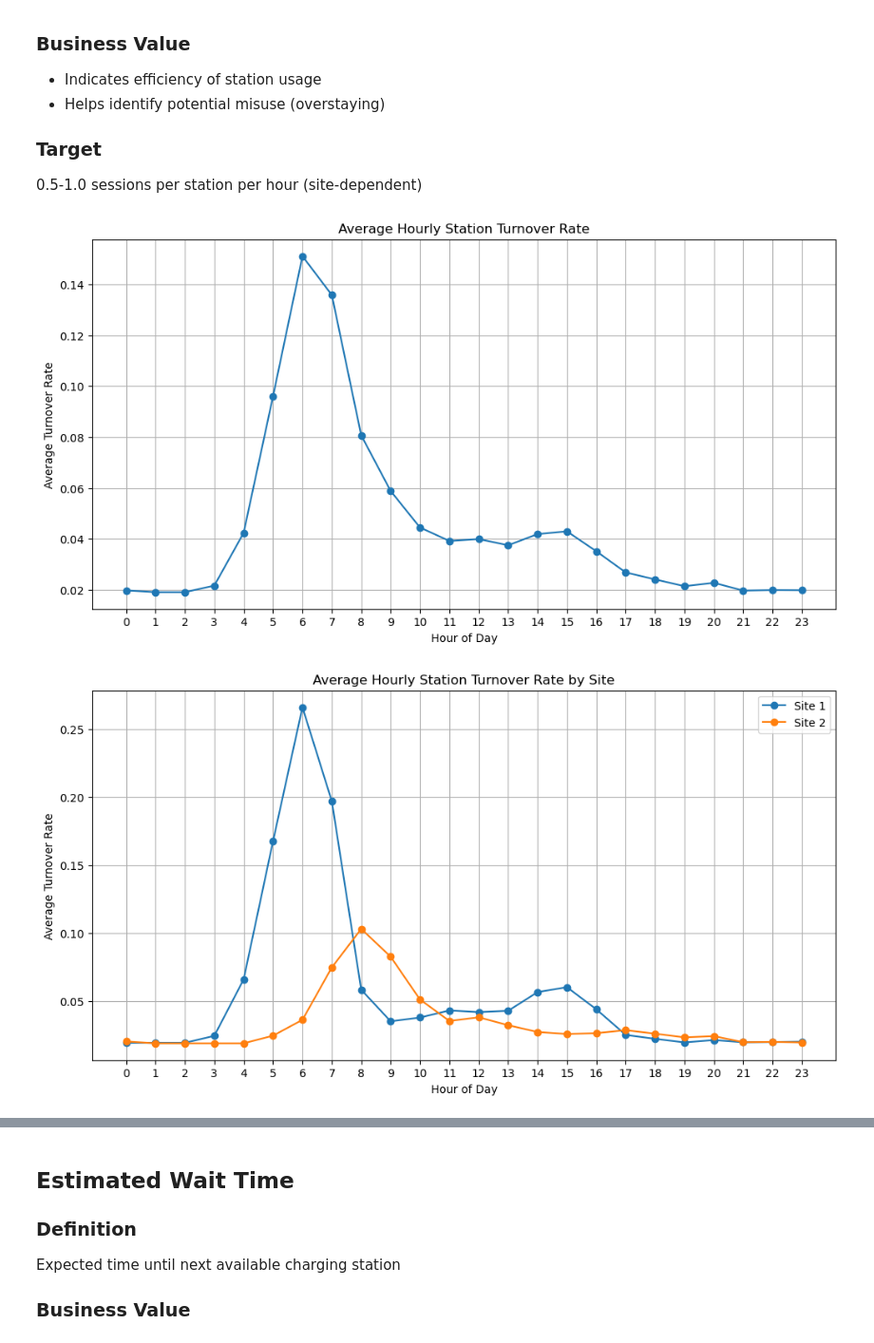
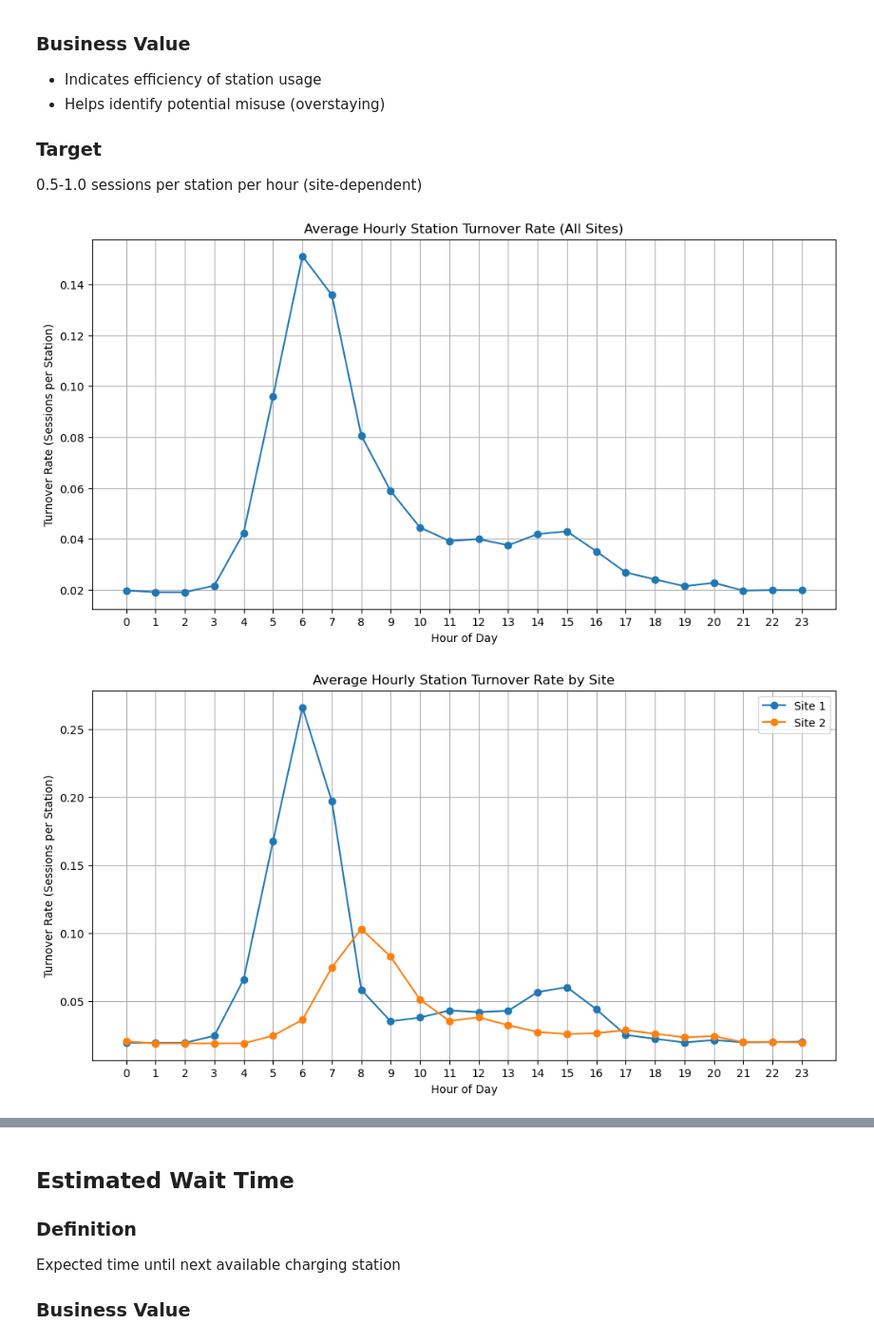
Before and after one commit to Sithkiller3000/AA2024, a Jupyter notebook: descriptive_analytics/descriptive_analytics_2b.ipynb, the cells around one changed output, grey strips where cells are left out. Shown at 95% size. Drawn from its saved outputs; the diff is of its cells as text; code cells hidden in the pictures.

Commit message:
calculate and plot KPIs

```diff
--- a/descriptive_analytics/descriptive_analytics_2b.ipynb
+++ b/descriptive_analytics/descriptive_analytics_2b.ipynb
@@ -21,16 +16,19 @@ import numpy as np
 
 df = pd.read_csv('../cleanData/cleanChargingDataNoNull.csv')
 
-# df = pd.read_csv('../data preparation/charging_sessions.csv')
-
 # Convert timestamp to datetime
 df['connectionTime'] = pd.to_datetime(df['connectionTime'])
+df['parkDuration'] = pd.to_timedelta(df['parkDuration'])
+df['disconnectTime'] = pd.to_datetime(df['disconnectTime'])
 
 # Check if duplicates have the same userID_x
 same_user_duplicates = df[df.duplicated(subset=['connectionTime', 'stationID', 'siteID', 'userID_x'], keep=False)]
 
 # Remove all same_user_duplicates from df
 df = df.drop(same_user_duplicates.index)
+
+# Create unique sessionID
+df['sessionID'] = df['stationID'].astype(str) + '_' + df['connectionTime'].dt.strftime('%Y%m%d%H%M%S')
 # %% [markdown]
 ## Current Station Utilization
 # %% [markdown]
@@ -131,57 +140,71 @@ Number of charging sessions completed per station per hour
 ### Target
 0.5-1.0 sessions per station per hour (site-dependent)
 # %%
-import pandas as pd
-import matplotlib.pyplot as plt
+df_turnover = pd.DataFrame({
+    'siteID': df['siteID'],
+    'stationID': df['stationID'],
+    'connectionTime': df['connectionTime']
+})
 
-# Assuming df is already loaded and 'connectionTime' is a datetime column
+df_turnover['date'] = df_turnover['connectionTime'].dt.date
+df_turnover['hour'] = df_turnover['connectionTime'].dt.hour
 
-# First get the number of stations per site
 stations_per_site = df.groupby('siteID')['stationID'].nunique()
 
-# Create date and hour columns first
-df['date'] = df['connectionTime'].dt.date
-df['hour'] = df['connectionTime'].dt.hour
 
-# Now group by these new columns
-hourly_sessions = df.groupby(['siteID', 'date', 'hour']).size().reset_index(name='completed_sessions')
+hourly_sessions = (
+    df_turnover
+    .groupby(['siteID', 'date', 'hour'])['stationID']
+    .count()
+    .reset_index(name='num_sessions_started')
+)
 
-# Calculate turnover rate
 hourly_sessions['turnover_rate'] = hourly_sessions.apply(
-    lambda x: x['completed_sessions'] / stations_per_site[x['siteID']],
+    lambda x: x['num_sessions_started'] / stations_per_site[x['siteID']],
     axis=1
 )
 
-# Calculate average turnover rate by hour for each site
-avg_hourly_turnover = hourly_sessions.groupby(['siteID', 'hour'])['turnover_rate'].mean().reset_index()
+avg_hourly_turnover = (
+    hourly_sessions
+    .groupby(['siteID', 'hour'], as_index=False)['turnover_rate']
+    .mean()
+)
 
-# Plot average patterns for the whole dataset
+
 plt.figure(figsize=(12, 6))
-plt.plot(avg_hourly_turnover.groupby('hour')['turnover_rate'].mean(), marker='o')
-plt.title('Average Hourly Station Turnover Rate')
+
+overall_avg = avg_hourly_turnover.groupby('hour')['turnover_rate'].mean()
+plt.plot(overall_avg.index, overall_avg.values, marker='o')
+
+plt.title('Average Hourly Station Turnover Rate (All Sites)')
 plt.xlabel('Hour of Day')
-plt.ylabel('Average Turnover Rate')
+plt.ylabel('Turnover Rate (Sessions per Station)')
 plt.grid(True)
 plt.xticks(range(0, 24))
 plt.show()
 
-# Plot average patterns for siteID 1 and siteID 2
+
 plt.figure(figsize=(12, 6))
+
 for site in [1, 2]:
     site_data = avg_hourly_turnover[avg_hourly_turnover['siteID'] == site]
-    plt.plot(site_data['hour'], site_data['turnover_rate'],
-             label=f'Site {site}', marker='o')
+    plt.plot(
+        site_data['hour'],
+        site_data['turnover_rate'],
+        marker='o',
+        label=f'Site {site}'
+    )
 
 plt.title('Average Hourly Station Turnover Rate by Site')
 plt.xlabel('Hour of Day')
-plt.ylabel('Average Turnover Rate')
+plt.ylabel('Turnover Rate (Sessions per Station)')
 plt.legend()
 plt.grid(True)
 plt.xticks(range(0, 24))
 plt.show()
 # %% [output]
-[figure, old version]
+[figure, new version]
-[figure, old version]
+[figure, new version]
 # %% [markdown]
 ## Current Power Demand
 
```
Also changed, not shown: parts of 13 cells of this notebook.
